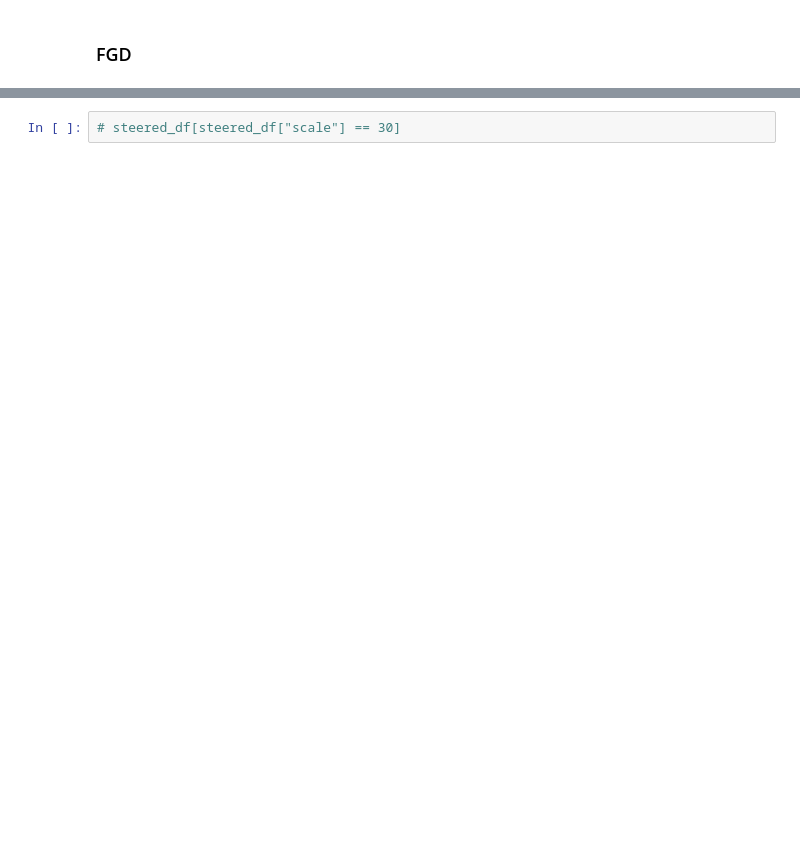
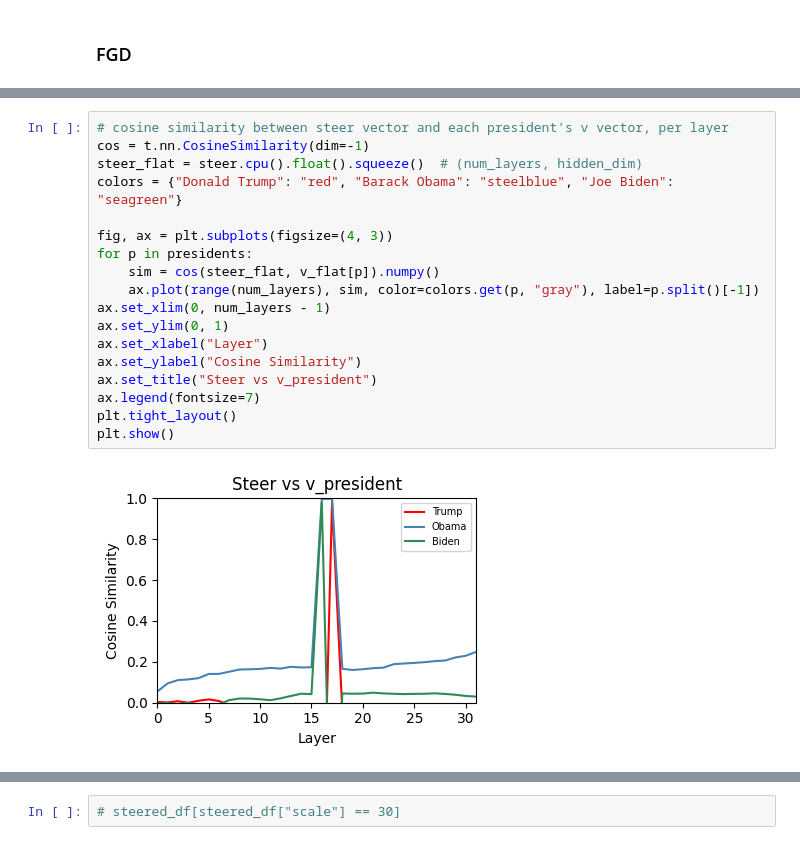
Before and after one commit to rgs2151/forget, a Jupyter notebook: notebooks/llama3_presidents.ipynb, the cells around one changed output, grey strips where cells are left out. Saved outputs shown, nothing was run; the diff lists cells and outputs as text; blank space fills up the shorter version.

```diff
--- a/notebooks/llama3_presidents.ipynb
+++ b/notebooks/llama3_presidents.ipynb
@@ -271 +304,21 @@ plt.show()
+# %%
+# cosine similarity between steer vector and each president's v vector, per layer
+cos = t.nn.CosineSimilarity(dim=-1)
+steer_flat = steer.cpu().float().squeeze()  # (num_layers, hidden_dim)
+colors = {"Donald Trump": "red", "Barack Obama": "steelblue", "Joe Biden": "seagreen"}
+
+fig, ax = plt.subplots(figsize=(4, 3))
+for p in presidents:
+    sim = cos(steer_flat, v_flat[p]).numpy()
+    ax.plot(range(num_layers), sim, color=colors.get(p, "gray"), label=p.split()[-1])
+ax.set_xlim(0, num_layers - 1)
+ax.set_ylim(0, 1)
+ax.set_xlabel("Layer")
+ax.set_ylabel("Cosine Similarity")
+ax.set_title("Steer vs v_president")
+ax.legend(fontsize=7)
+plt.tight_layout()
+plt.show()
+# %% [output]
+[figure, added]
 # %%
```
Also changed, not shown: parts of 7 cells of this notebook, 4 other files.
